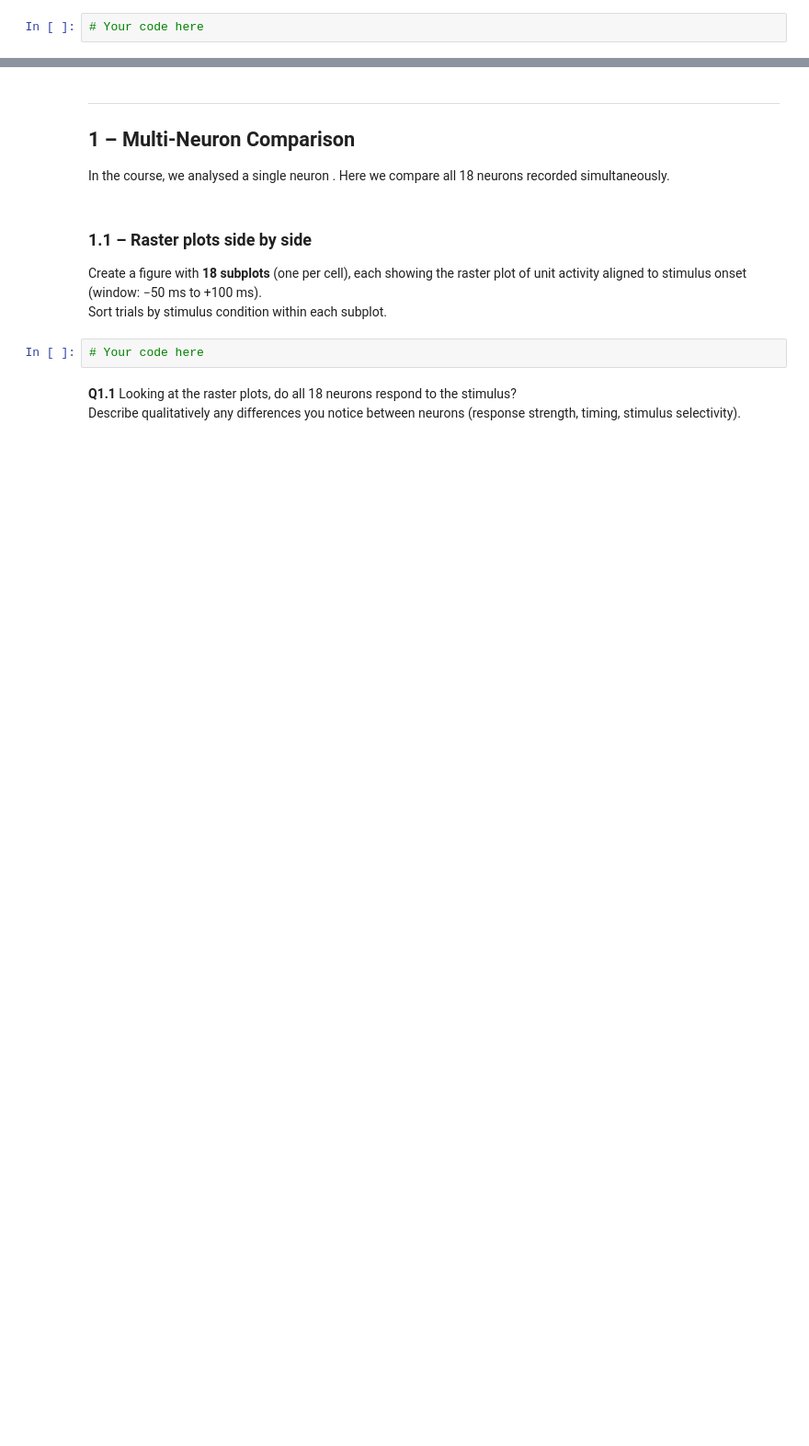
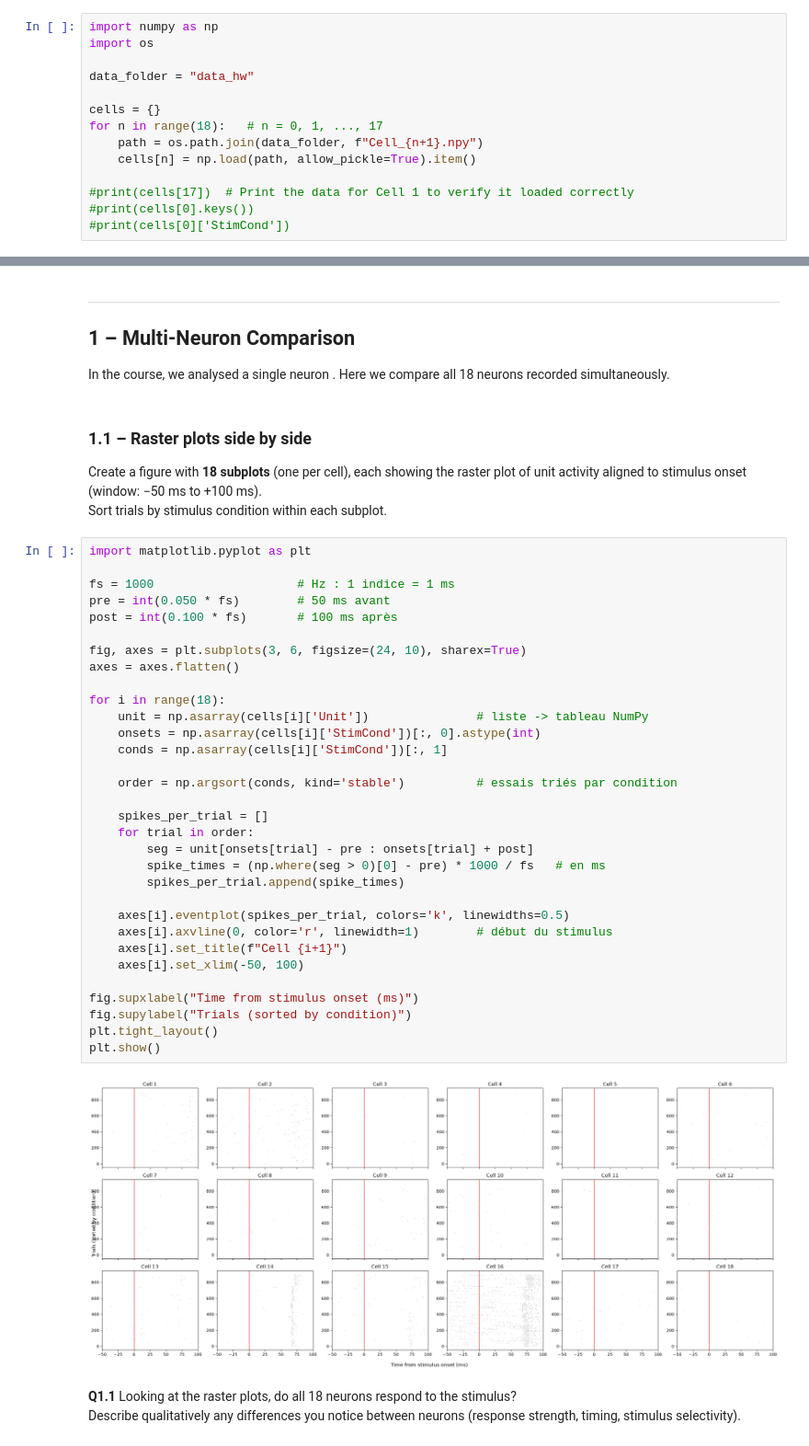
Before and after one commit to Elnettelucas/Groupe_21_HW_DataAnalysis_2026.ipynb, a Jupyter notebook: HW_SU_LFP_111026_student_2026.ipynb, the cells around one changed output, grey strips where cells are left out. Shown at 92% size. Drawn from its saved outputs; the diff is of its cells as text; blank space fills up the shorter version.

Commit message:
raster plot

```diff
--- a/HW_SU_LFP_111026_student_2026.ipynb
+++ b/HW_SU_LFP_111026_student_2026.ipynb
@@ -37,4 +37,16 @@ You open each file one after the other automatically with a loop and read its co
 cells[0] contains the first cell, cells[1] contains the second cell, and so on. Each cell is a dictionary
 with keys 'lfp' 'StimCond' 'spiketiming' and 'unit', which contain the LFP, StimCond, spiketiming  and spike data for that cell, respectively.
 # %%
-# Your code here
+import numpy as np
+import os
+
+data_folder = "data_hw"
+
+cells = {}
+for n in range(18):   # n = 0, 1, ..., 17
+    path = os.path.join(data_folder, f"Cell_{n+1}.npy")
+    cells[n] = np.load(path, allow_pickle=True).item()
+
+#print(cells[17])  # Print the data for Cell 1 to verify it loaded correctly
+#print(cells[0].keys())
+#print(cells[0]['StimCond'])
@@ -57,7 +127,39 @@ In the course, we analysed a single neuron . Here we compare all 18 neurons reco
 Create a figure with **18 subplots** (one per cell), each showing the raster plot of unit activity aligned to stimulus onset (window: −50 ms to +100 ms).
 Sort trials by stimulus condition within each subplot.
 # %%
-# Your code here
+import matplotlib.pyplot as plt
+
+fs = 1000                    # Hz : 1 indice = 1 ms
+pre = int(0.050 * fs)        # 50 ms avant
+post = int(0.100 * fs)       # 100 ms après
+
+fig, axes = plt.subplots(3, 6, figsize=(24, 10), sharex=True)
+axes = axes.flatten()
+
+for i in range(18):
+    unit = np.asarray(cells[i]['Unit'])               # liste -> tableau NumPy
+    onsets = np.asarray(cells[i]['StimCond'])[:, 0].astype(int)
+    conds = np.asarray(cells[i]['StimCond'])[:, 1]
+
+    order = np.argsort(conds, kind='stable')          # essais triés par condition
+
+    spikes_per_trial = []
+    for trial in order:
+        seg = unit[onsets[trial] - pre : onsets[trial] + post]
+        spike_times = (np.where(seg > 0)[0] - pre) * 1000 / fs   # en ms
+        spikes_per_trial.append(spike_times)
+
+    axes[i].eventplot(spikes_per_trial, colors='k', linewidths=0.5)
+    axes[i].axvline(0, color='r', linewidth=1)        # début du stimulus
+    axes[i].set_title(f"Cell {i+1}")
+    axes[i].set_xlim(-50, 100)
+
+fig.supxlabel("Time from stimulus onset (ms)")
+fig.supylabel("Trials (sorted by condition)")
+plt.tight_layout()
+plt.show()
+# %% [output]
+[figure, added]
 # %% [markdown]
 **Q1.1** Looking at the raster plots, do all 18 neurons respond to the stimulus?
 Describe qualitatively any differences you notice between neurons (response strength, timing, stimulus selectivity).
```
Also changed, not shown: parts of 5 cells of this notebook.
